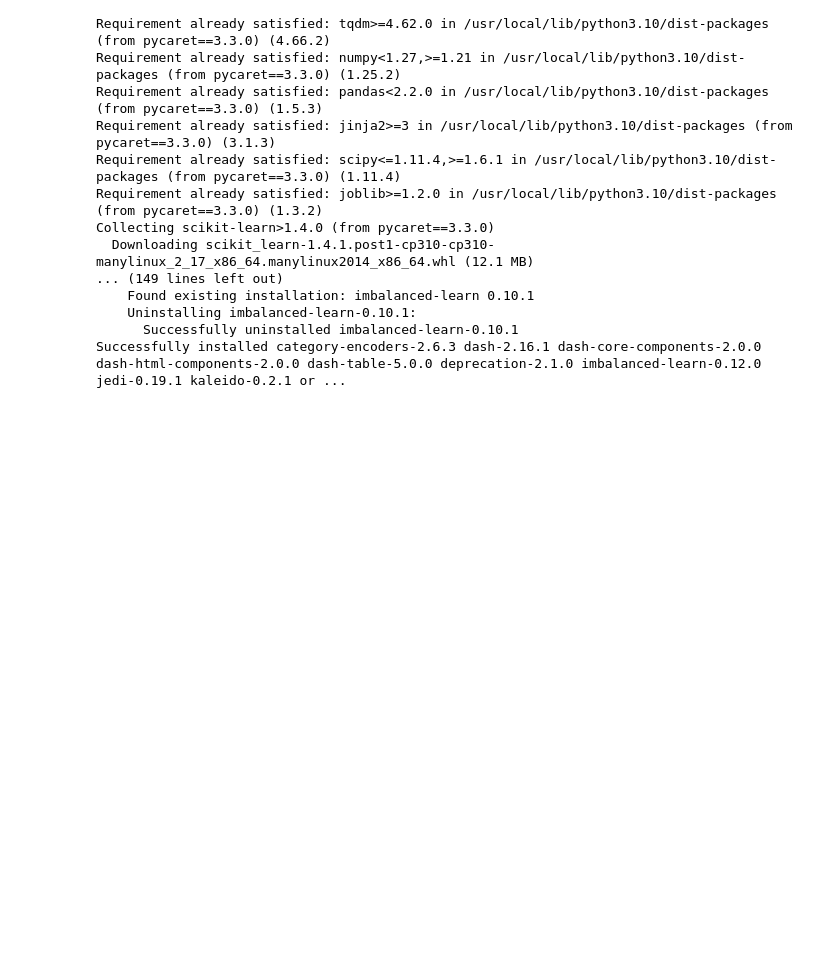
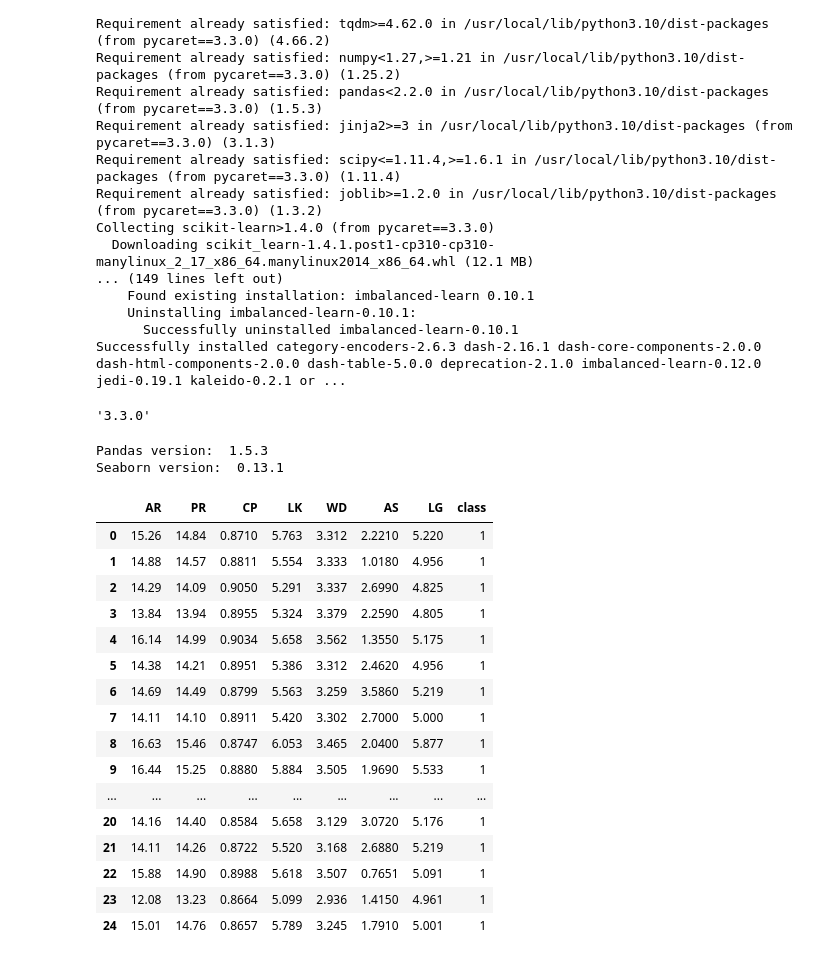
Before and after one commit to nadine-krista/INSE-6220, a Jupyter notebook: Plant_Disease_Detection.ipynb, the cells around one changed output. Saved outputs shown, nothing was run; the diff lists cells and outputs as text; code cells hidden in the pictures; blank space fills up the shorter version.

```diff
--- a/Plant_Disease_Detection.ipynb
+++ b/Plant_Disease_Detection.ipynb
@@ -20,3 +20,8 @@ Collecting scikit-learn>1.4.0 (from pycaret==3.3.0)
     Uninstalling imbalanced-learn-0.10.1:
       Successfully uninstalled imbalanced-learn-0.10.1
 Successfully installed category-encoders-2.6.3 dash-2.16.1 dash-core-components-2.0.0 dash-html-components-2.0.0 dash-table-5.0.0 deprecation-2.1.0 imbalanced-learn-0.12.0 jedi-0.19.1 kaleido-0.2.1 or ...
+# %%
+from pycaret.utils import version
+version()
+# %% [output]
+'3.3.0'
@@ -22,0 +38,27 @@ Successfully installed category-encoders-2.6.3 dash-2.16.1 dash-core-components-
+# %%
+print("Pandas version: ", pd.__version__)
+print("Seaborn version: ", sns.__version__)
+# %% [output]
+Pandas version:  1.5.3
+Seaborn version:  0.13.1
+# %%
+df = pd.read_csv('https://raw.githubusercontent.com/myconcordia/INSE6220/main/seeds.csv')
+df.head(25)
+# %% [output]
+|  | AR | PR | CP | LK | WD | AS | LG | class |
+| 0 | 15.26 | 14.84 | 0.8710 | 5.763 | 3.312 | 2.2210 | 5.220 | 1 |
+| 1 | 14.88 | 14.57 | 0.8811 | 5.554 | 3.333 | 1.0180 | 4.956 | 1 |
+| 2 | 14.29 | 14.09 | 0.9050 | 5.291 | 3.337 | 2.6990 | 4.825 | 1 |
+| 3 | 13.84 | 13.94 | 0.8955 | 5.324 | 3.379 | 2.2590 | 4.805 | 1 |
+| 4 | 16.14 | 14.99 | 0.9034 | 5.658 | 3.562 | 1.3550 | 5.175 | 1 |
+| 5 | 14.38 | 14.21 | 0.8951 | 5.386 | 3.312 | 2.4620 | 4.956 | 1 |
+| 6 | 14.69 | 14.49 | 0.8799 | 5.563 | 3.259 | 3.5860 | 5.219 | 1 |
+| 7 | 14.11 | 14.10 | 0.8911 | 5.420 | 3.302 | 2.7000 | 5.000 | 1 |
+| 8 | 16.63 | 15.46 | 0.8747 | 6.053 | 3.465 | 2.0400 | 5.877 | 1 |
+| 9 | 16.44 | 15.25 | 0.8880 | 5.884 | 3.505 | 1.9690 | 5.533 | 1 |
+| ... | ... | ... | ... | ... | ... | ... | ... | ... |
+| 20 | 14.16 | 14.40 | 0.8584 | 5.658 | 3.129 | 3.0720 | 5.176 | 1 |
+| 21 | 14.11 | 14.26 | 0.8722 | 5.520 | 3.168 | 2.6880 | 5.219 | 1 |
+| 22 | 15.88 | 14.90 | 0.8988 | 5.618 | 3.507 | 0.7651 | 5.091 | 1 |
+| 23 | 12.08 | 13.23 | 0.8664 | 5.099 | 2.936 | 1.4150 | 4.961 | 1 |
+| 24 | 15.01 | 14.76 | 0.8657 | 5.789 | 3.245 | 1.7910 | 5.001 | 1 |
```
Also changed, not shown: parts of 1 cell of this notebook.
